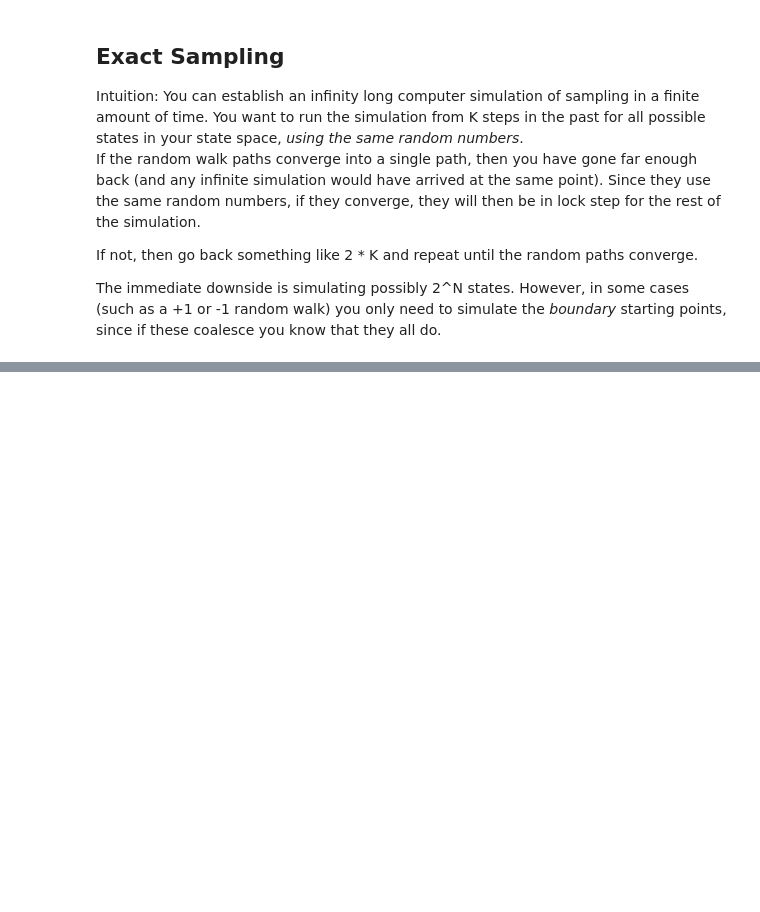
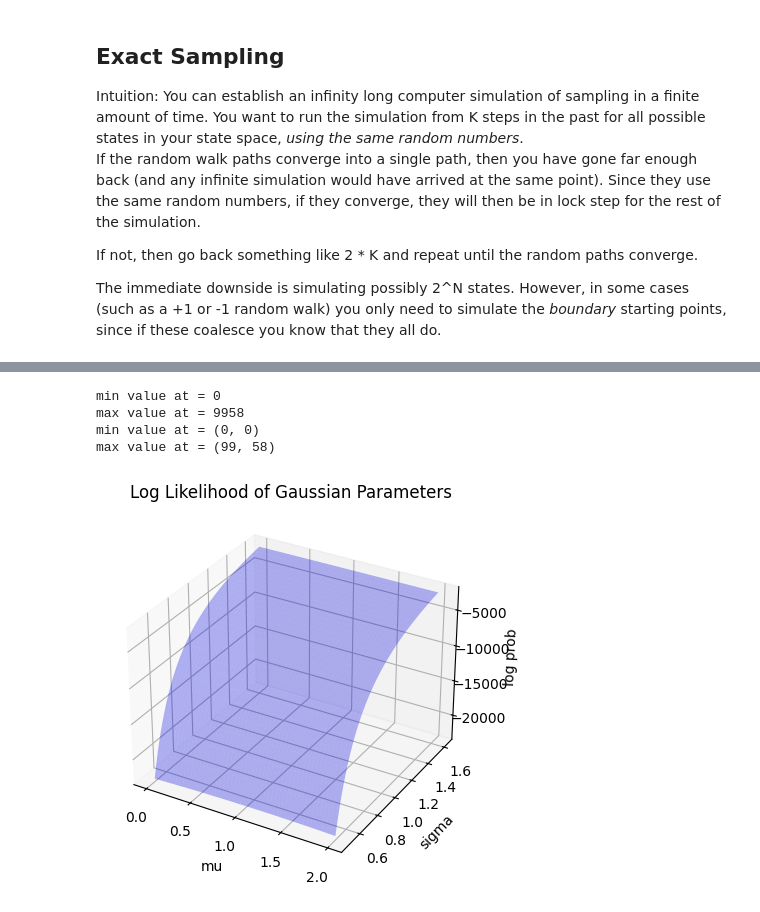
Before and after one commit to ncorriveau/math_helpers, a Jupyter notebook: monte_carlo.ipynb, the cells around one changed output, grey strips where cells are left out. Saved outputs shown, nothing was run; the diff lists cells and outputs as text; code cells hidden in the pictures; blank space fills up the shorter version.

```diff
--- a/monte_carlo.ipynb
+++ b/monte_carlo.ipynb
@@ -494,0 +515,52 @@ The immediate downside is simulating possibly 2^N states. However, in some cases
+# %%
+from mpl_toolkits.mplot3d import Axes3D
+
+def evaluate_log_prob(mu, sigma, sample_mean, sample_var, N):
+    """
+    Evaluate the log probability of a Gaussian distribution with mean mu and standard deviation sigma
+    at the points specified by data.
+    """
+    return  (-N * np.log((np.sqrt(2 * np.pi) * sigma))) - (N * ((sample_mean - mu)**2 + sample_var) / (2 * sigma**2))
+
+# Generate dat
+mu = np.linspace(0, 2, 100)
+sigma = np.linspace(0.1, 2, 100)
+mu_, sigma_ = np.meshgrid(mu, sigma)
+
+# sample points
+data = np.random.normal(1, 1, 100)
+sample_mean = np.mean(data)
+sample_var = np.sum(np.array([(x - sample_mean)**2 for x in data]))
+N = len(data)
+prob = evaluate_log_prob(mu_, sigma_, sample_mean, sample_var, N)
+
+print(f"min value at = {np.argmin(prob)}")
+print(f"max value at = {np.argmax(prob)}")
+
+min_index_2d = np.unravel_index(np.argmin(prob), prob.shape)
+max_index_2d = np.unravel_index(np.argmax(prob), prob.shape)
+print(f"min value at = {min_index_2d}")
+print(f"max value at = {max_index_2d}")
+
+# Create a 3D plot
+fig = plt.figure()
+ax = fig.add_subplot(111, projection='3d')
+
+# Plot the surface
+ax.plot_surface(mu_[20:80], sigma_[20:80], prob[20:80], color='b', alpha=0.3)
+
+# Set labels and title
+ax.set_xlabel('mu')
+ax.set_ylabel('sigma')
+ax.set_zlabel('log prob')
+ax.set_title('Log Likelihood of Gaussian Parameters')
+
+
+# Show the plot
+plt.show()
+# %% [output]
+min value at = 0
+max value at = 9958
+min value at = (0, 0)
+max value at = (99, 58)
+[figure, added]
```
Also changed, not shown: parts of 3 cells of this notebook.
